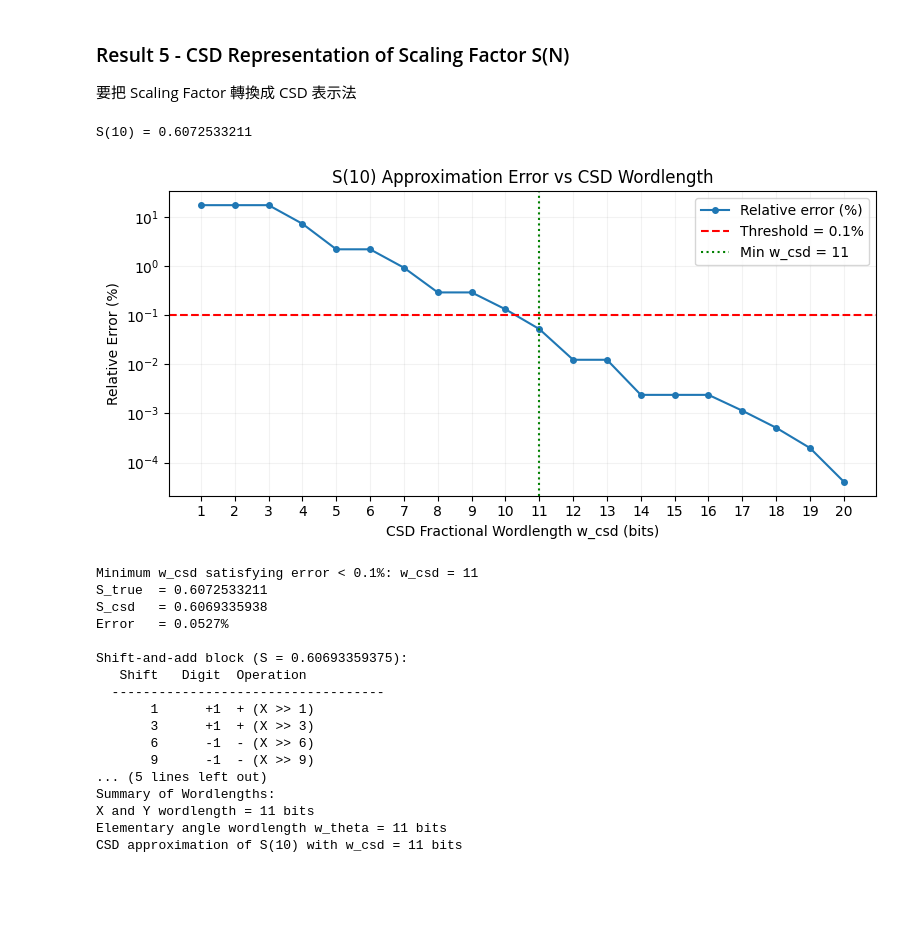
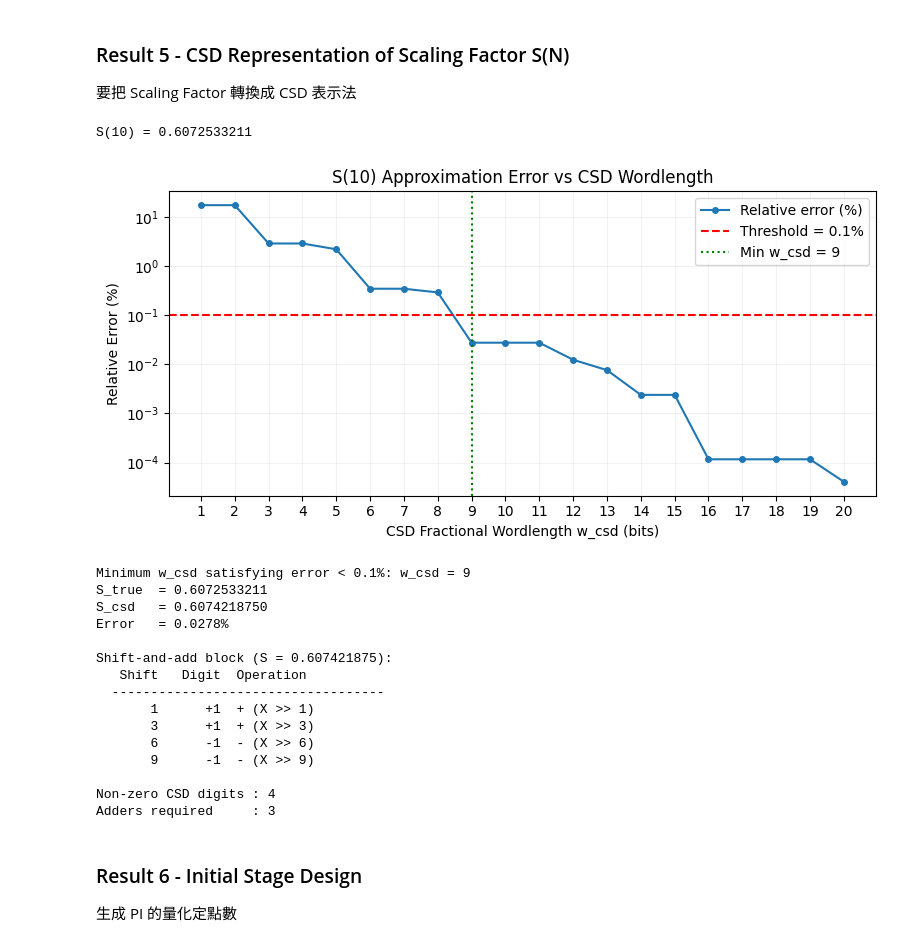
Before and after one commit to akira2963753/DSP-In-VLSI, a Jupyter notebook: HW4-CORDIC/HW4.ipynb, the cells around one changed output. Cells and saved outputs as stored; diff of their text form; code cells hidden in the pictures; blank space fills up the shorter version.

Commit message:
HW4-CORDIC Finish [Result.7]

```diff
--- a/HW4-CORDIC/HW4.ipynb
+++ b/HW4-CORDIC/HW4.ipynb
@@ -44,13 +45,13 @@ Y_true = np.sin(alpha_m)
 # Reference phase : arctan2 function 方便我們去看象限
 phase_ref = np.arctan2(Y_true, X_true)
 
-# Quantization : 對 X 跟 Y 做指定 w 位元寬度的量化
-# 由於 X 跟 Y 在 [-1,1]，而增益 K(N) 最大為約 1 / 0.6 = 1.67 < 2，因此整數位元為 1
+# Quantization 給基本角度 LUT 用的
 def quantize(val, w):
-    return np.floor(val * 2 **(w)) / 2 **(w)
+    return np.floor(val * 2**(w)) / 2**(w)
 
 # CORDIC phase computation (integer shift version, hardware-accurate)
-def cordic_phase(X0, Y0, w_xy, N, w_theta=None):
+# w_e : fractional wordlength of elementary angle LUT (None = floating-point)
+def cordic_phase(X0, Y0, w_xy, N, w_e=None):
     phase_adjust = 0.0
 
     if X0 < 0: # 代表在第二或是第三象限
@@ -70,8 +71,8 @@ def cordic_phase(X0, Y0, w_xy, N, w_theta=None):
     for i in range(N):
         mu = -1 if Yi > 0 else 1
         elem_angle = np.arctan(2.0**(-i))
-        if w_theta is not None:
-            elem_angle = quantize(elem_angle, w_theta)  # 量化基本角度
+        if w_e is not None:
+            elem_angle = quantize(elem_angle, w_e)  # 量化 LUT 基本角度
 
         # 注意這裡的量化要使用算數右移，因為在後面硬體實作的時候我們會用 Shifter 取代乘法器
         dX = Yi >> i
@@ -82,8 +83,6 @@ def cordic_phase(X0, Y0, w_xy, N, w_theta=None):
         Yi_new = Yi + mu * dY
 
         theta = theta - mu * elem_angle
-        if w_theta is not None:
-            theta = quantize(theta, w_theta)  # 量化 theta 累加器
 
         Xi = Xi_new
         Yi = Yi_new
@@ -247,7 +247,7 @@ print(f"S({N_mag}) = {S_true:.10f}")
 # CSD conversion (Non-Adjacent Form)
 def to_csd(value, n_frac_bits):
     # 先把浮點數直接截斷成定點數
-    n = int(np.floor(value * 2**n_frac_bits))
+    n = int(np.round(value * 2**n_frac_bits))
     digits = {}
     pos = -n_frac_bits                      # 記錄當前 bit 對應的位置，一開始為最後
     while n != 0:
@@ -286,55 +286,49 @@ plt.xlabel('CSD Fractional Wordlength w_csd (bits)')
 plt.ylabel('Relative Error (%)')
 plt.title(f'S({N_mag}) Approximation Error vs CSD Wordlength')
 plt.xticks(w_csd_values)
 plt.legend()
 plt.grid(True, color='gray', alpha=0.1)
 plt.minorticks_off()
 plt.tight_layout()
 plt.show()
 
 # CSD representation and shift-and-add analysis
 S_csd_final, digits_final = to_csd(S_true, min_w_csd)
 nonzero = {p: d for p, d in digits_final.items() if d != 0}
 n_nonzero = len(nonzero)
 
 print(f"\nMinimum w_csd satisfying error < 0.1%: w_csd = {min_w_csd}")
 print(f"S_true  = {S_true:.10f}")
 print(f"S_csd   = {S_csd_final:.10f}")
 print(f"Error   = {abs(S_true - S_csd_final) / S_true * 100:.4f}%")
 print(f"\nShift-and-add block (S = {S_csd_final}):")
 print(f"  {'Shift':>6}  {'Digit':>6}  Operation")
 print("  " + "-" * 35)
 for p in sorted(nonzero.keys(), reverse=True):
     d = nonzero[p]
     shift = -p   # bit position -k → right shift by k
     sign = "+" if d == 1 else "-"
     print(f"  {shift:>6}  {d:>+6}  {sign} (X >> {shift})")
 print(f"\nNon-zero CSD digits : {n_nonzero}")
 print(f"Adders required     : {n_nonzero - 1}")
-
-
-# 整理一下定點數位寬的結果，方便後續分析
-print(f"\nSummary of Wordlengths:")
-print(f"X and Y wordlength = {min_w + 2} bits")
-print(f"Elementary angle wordlength w_theta = {min_w_theta} bits")
-print(f"CSD approximation of S({N_mag}) with w_csd = {min_w_csd} bits")
 # %% [output]
 S(10) = 0.6072533211
-[figure, old version]
+[figure, new version]
-Minimum w_csd satisfying error < 0.1%: w_csd = 11
+Minimum w_csd satisfying error < 0.1%: w_csd = 9
 S_true  = 0.6072533211
-S_csd   = 0.6069335938
-Error   = 0.0527%
+S_csd   = 0.6074218750
+Error   = 0.0278%
 
-Shift-and-add block (S = 0.60693359375):
+Shift-and-add block (S = 0.607421875):
    Shift   Digit  Operation
   -----------------------------------
        1      +1  + (X >> 1)
        3      +1  + (X >> 3)
        6      -1  - (X >> 6)
        9      -1  - (X >> 9)
-... (5 lines left out)
-Summary of Wordlengths:
-X and Y wordlength = 11 bits
-Elementary angle wordlength w_theta = 11 bits
-CSD approximation of S(10) with w_csd = 11 bits
+
+Non-zero CSD digits : 4
+Adders required     : 3
+# %% [markdown]
+### Result 6 - Initial Stage Design
+生成 PI 的量化定點數
```
Also changed, not shown: parts of 8 cells of this notebook, 11 other files.
